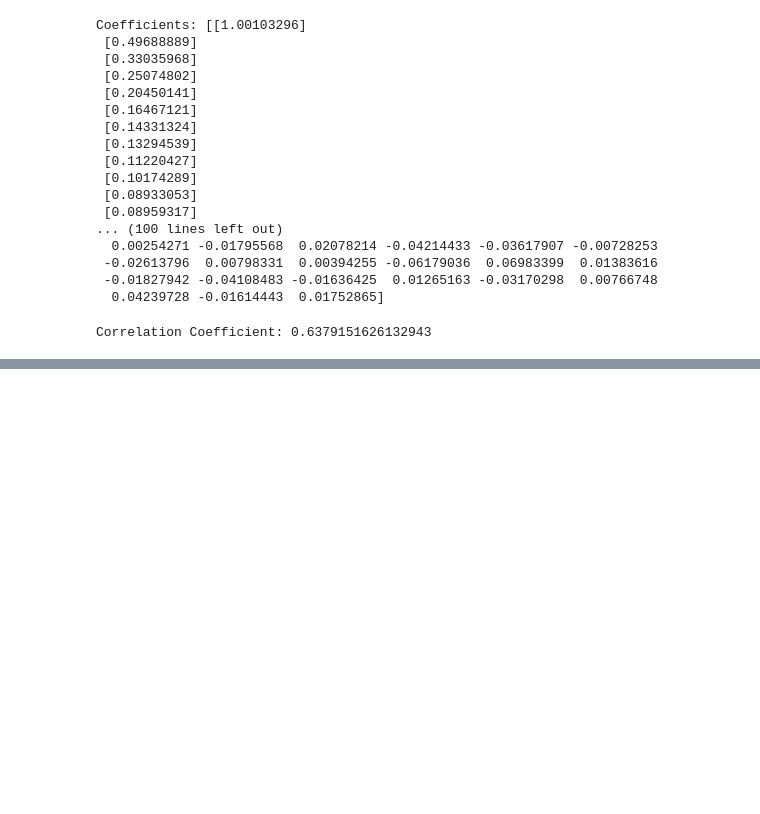
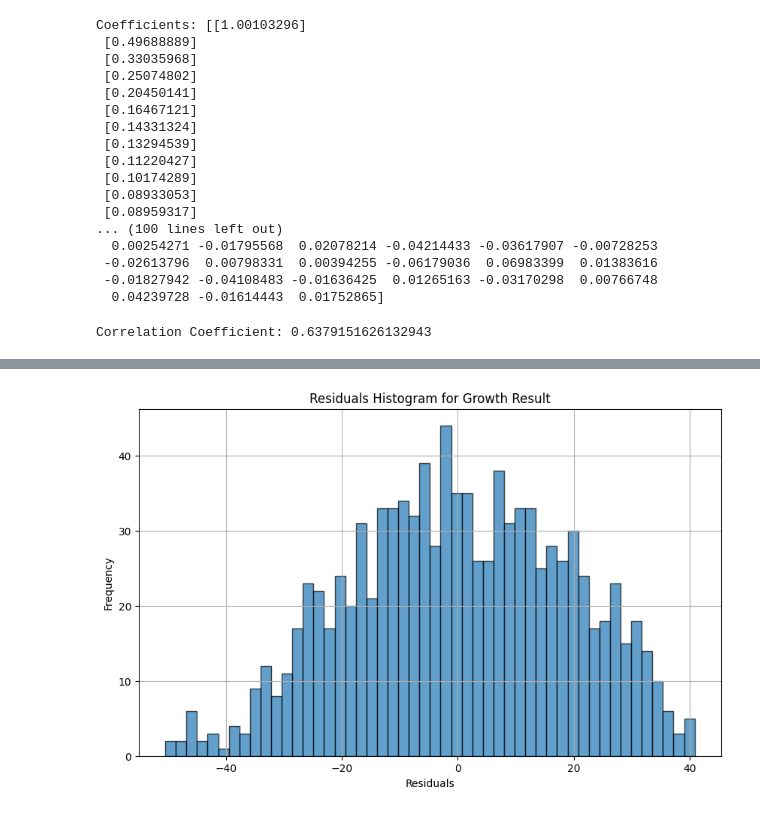
Before and after one commit to Daniel-Xkan/cse280aProject, a Jupyter notebook: train_snp.ipynb, the cells around one changed output, grey strips where cells are left out. Cells and saved outputs as stored; diff of their text form; code cells hidden in the pictures; blank space fills up the shorter version.

```diff
--- a/train_snp.ipynb
+++ b/train_snp.ipynb
@@ -137,0 +218,33 @@ plt.show()
+# %%
+# Reshape AFS_growth_train_filled to be a 2D array if necessary
+AFS_growth_train_filled_reshaped = AFS_growth_train_filled.reshape(AFS_growth_train_filled.shape[0], -1)
+
+# Create and fit the linear regression model
+model_afs_to_growth = LinearRegression()
+model_afs_to_growth.fit(AFS_growth_train_filled_reshaped, growth_train)
+
+# Reshape AFS_growth_test_filled to be a 2D array if necessary
+AFS_growth_test_filled_reshaped = AFS_growth_test_filled.reshape(AFS_growth_test_filled.shape[0], -1)
+
+# Predict the growth_test values (theta) using the new model
+growth_test_pred = model_afs_to_growth.predict(AFS_growth_test_filled_reshaped)
+
+# Print the predicted growth_test values (theta)
+print("Predicted Growth Test Values (Theta):", growth_test_pred)
+
+# Calculate the mean squared error between the predicted and actual growth_test (theta)
+mse_growth_test = mean_squared_error(growth_test, growth_test_pred)
+
+# Print the mean squared error
+print("Mean Squared Error on Growth Test Set (Theta):", mse_growth_test)
+
+# Calculate the mean absolute error
+mae_growth_test = np.mean(np.abs(growth_test - growth_test_pred))
+# Calculate the R² score
+r2_score_growth_test = model_afs_to_growth.score(AFS_growth_test_filled_reshaped, growth_test)
+
+# Print all three metrics
+print("Model Evaluation:")
+print("Mean Squared Error:", mse_growth_test)
+print("Mean Absolute Error:", mae_growth_test)
+print("R² Score:", r2_score_growth_test)
@@ -137,0 +269,14 @@ plt.show()
+# %%
+# Calculate the residuals for the growth result
+residuals_growth = growth_test - growth_test_pred
+
+# Plot the histogram of residuals for the growth result
+plt.figure(figsize=(10, 6))
+plt.hist(residuals_growth, bins=50, edgecolor='k', alpha=0.7)
+plt.title('Residuals Histogram for Growth Result')
+plt.xlabel('Residuals')
+plt.ylabel('Frequency')
+plt.grid(True)
+plt.show()
+# %% [output]
+[figure, added]
```
Also changed, not shown: parts of 17 cells of this notebook, 14 other files.
